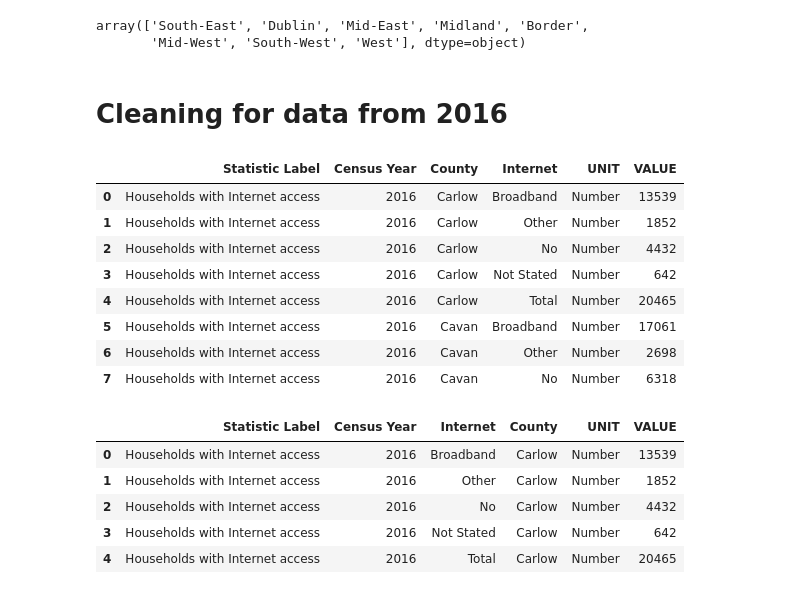
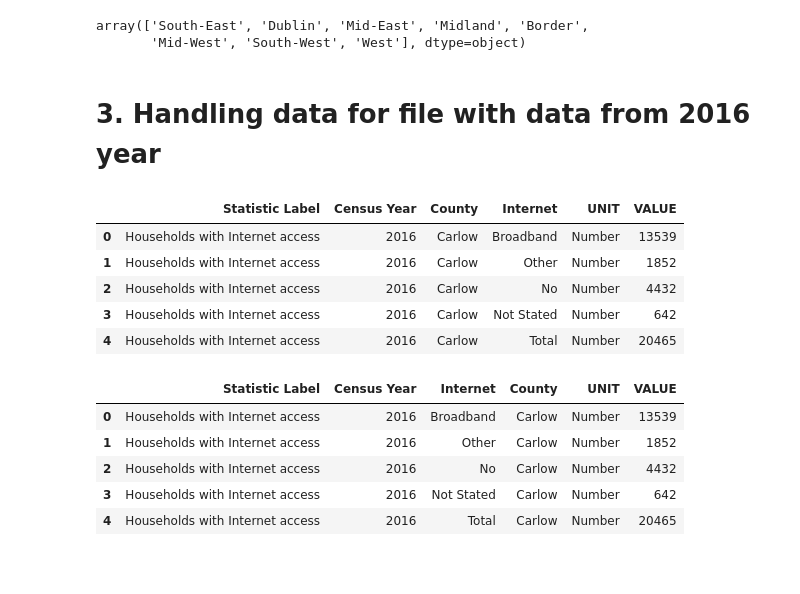
Before and after one commit to Natidhcp/MSc_DA, a Jupyter notebook: SAP 2011 - 2022.ipynb, the cells around one changed output. Saved outputs shown, nothing was run; the diff lists cells and outputs as text; code cells hidden in the pictures; blank space fills up the shorter version.

```diff
--- a/SAP 2011 - 2022.ipynb
+++ b/SAP 2011 - 2022.ipynb
@@ -192,18 +307,16 @@ df_it11["Name of Region"].unique()
 array(['South-East', 'Dublin', 'Mid-East', 'Midland', 'Border',
        'Mid-West', 'South-West', 'West'], dtype=object)
 # %% [markdown]
-# Cleaning for data from 2016
+# 3. Handling data for file with data from 2016 year
 # %%
+#Creating new DataFrame and exploring it
 df_it16 = pd.read_csv("SAP2016.csv")
-df_it16.head(8)
+df_it16.head()
 # %% [output]
 |  | Statistic Label | Census Year | County | Internet | UNIT | VALUE |
 | 0 | Households with Internet access | 2016 | Carlow | Broadband | Number | 13539 |
 | 1 | Households with Internet access | 2016 | Carlow | Other | Number | 1852 |
 | 2 | Households with Internet access | 2016 | Carlow | No | Number | 4432 |
 | 3 | Households with Internet access | 2016 | Carlow | Not Stated | Number | 642 |
 | 4 | Households with Internet access | 2016 | Carlow | Total | Number | 20465 |
-| 5 | Households with Internet access | 2016 | Cavan | Broadband | Number | 17061 |
-| 6 | Households with Internet access | 2016 | Cavan | Other | Number | 2698 |
-| 7 | Households with Internet access | 2016 | Cavan | No | Number | 6318 |
 # %%
```
Also changed, not shown: parts of 61 cells of this notebook.
